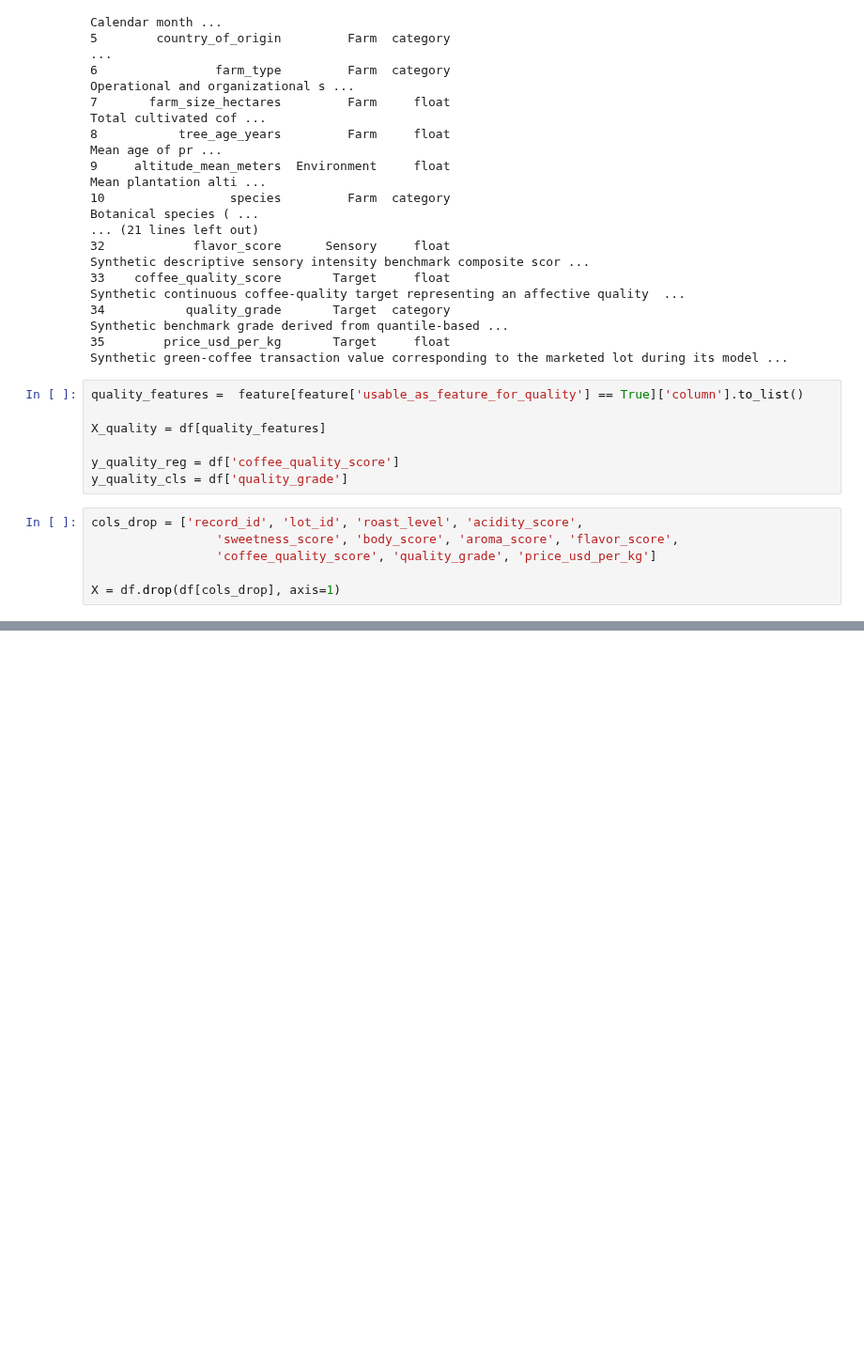
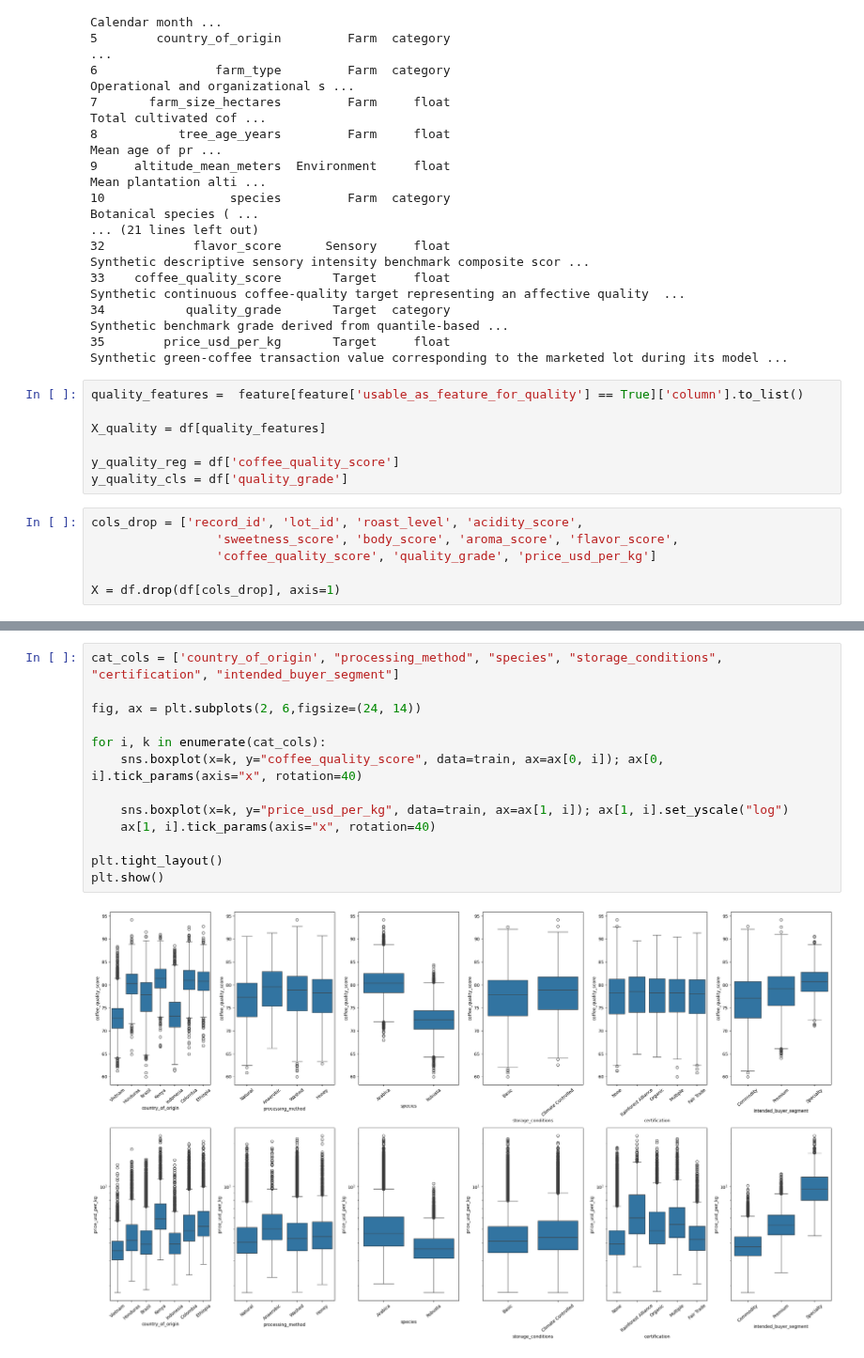
Before and after one commit to tiopramana/machine_learning, a Jupyter notebook: Project/Coffe_Quality_Benchmark/main.ipynb, the cells around one changed output, grey strips where cells are left out. Shown at 94% size. Saved outputs shown, nothing was run; the diff lists cells and outputs as text; blank space fills up the shorter version.

```diff
--- a/Project/Coffe_Quality_Benchmark/main.ipynb
+++ b/Project/Coffe_Quality_Benchmark/main.ipynb
@@ -113,0 +154,15 @@ dtype: int64
+# %%
+cat_cols = ['country_of_origin', "processing_method", "species", "storage_conditions", "certification", "intended_buyer_segment"]
+
+fig, ax = plt.subplots(2, 6,figsize=(24, 14))
+
+for i, k in enumerate(cat_cols):
+    sns.boxplot(x=k, y="coffee_quality_score", data=train, ax=ax[0, i]); ax[0, i].tick_params(axis="x", rotation=40)
+
+    sns.boxplot(x=k, y="price_usd_per_kg", data=train, ax=ax[1, i]); ax[1, i].set_yscale("log")
+    ax[1, i].tick_params(axis="x", rotation=40)
+
+plt.tight_layout()
+plt.show()
+# %% [output]
+[figure, added]
```
Also changed, not shown: parts of 6 cells of this notebook, 1 other file.
